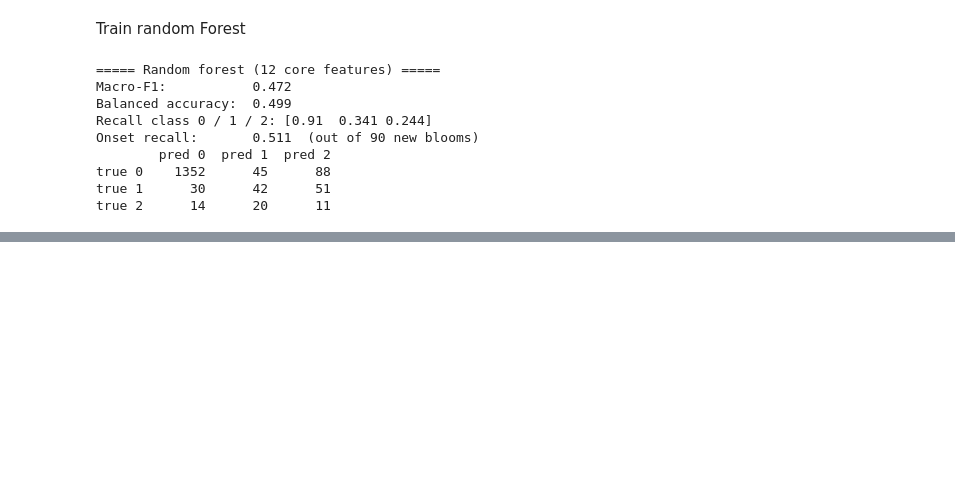
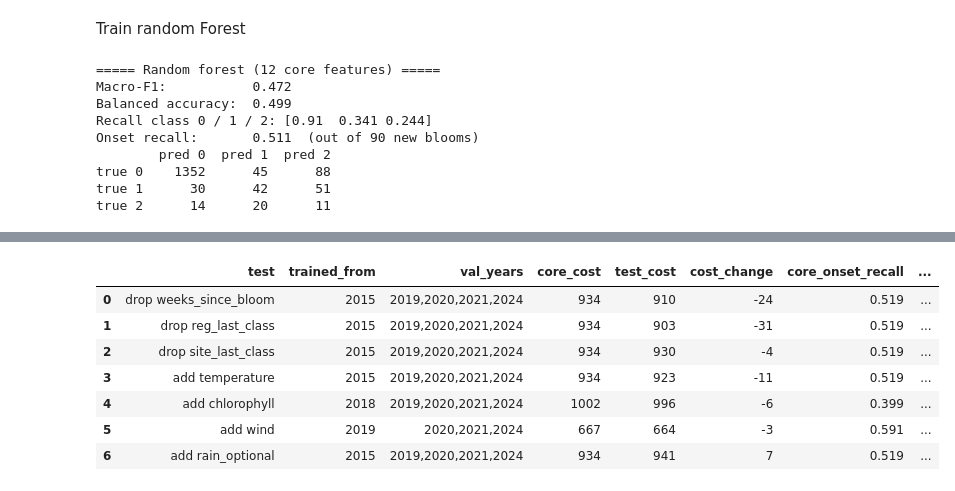
Before and after one commit to Break-Through-Tech/Biointerphase-1B-forecasting-harmful-algal-bloom-risk, a Jupyter notebook: notebooks/random_forest.ipynb, the cells around one changed output, grey strips where cells are left out. Cells and saved outputs as stored; diff of their text form; code cells hidden in the pictures; blank space fills up the shorter version.

```diff
--- a/notebooks/random_forest.ipynb
+++ b/notebooks/random_forest.ipynb
@@ -143,0 +383,39 @@ true 2      14      20      11
+# %%
+def feature_test(data, core, last_col, name, feats, start_year=None, noise=0, **forest_args):
+    years = [y for y in VAL_YEARS if start_year is None or y > start_year]
+    base = rolling_predictions(data, core, last_col, years, start_year, **forest_args)
+    test = rolling_predictions(data, feats, last_col, years, start_year, **forest_args)
+    change = best_cost(test, last_col) - best_cost(base, last_col)   # negative = better
+    return {
+        "test": name,
+        "trained_from": start_year or 2015,
+        "val_years": ",".join(str(y) for y in years),
+        "core_cost": best_cost(base, last_col),
+        "test_cost": best_cost(test, last_col),
+        "cost_change": change,
+        "core_onset_recall": pick_threshold(base, last_col)["onset_recall"],
+        "test_onset_recall": pick_threshold(test, last_col)["onset_recall"],
+        "helps": change < -noise,
+    }
+
+# First year with data for each environmental group
+START_YEAR = {"chlorophyll": 2018, "wind": 2019}
+
+def run_feature_tests(data, core, candidates, last_col, noise, **forest_args):
+    tests = [("drop " + f, [c for c in core if c != f], None)
+             for f in ["weeks_since_bloom", "reg_last_class", "site_last_class", "last_class"] if f in core]
+    tests += [("add " + group, core + cols, START_YEAR.get(group)) for group, cols in candidates.items()]
+    return pd.DataFrame([feature_test(data, core, last_col, name, feats, start, noise, **forest_args)
+                         for name, feats, start in tests])
+
+site_tests = run_feature_tests(df, features, feature_sets["site_candidates"], "site_last_class", SITE_NOISE, **SITE_ARGS)
+site_tests
+# %% [output]
+|  | test | trained_from | val_years | core_cost | test_cost | cost_change | core_onset_recall | ... |
+| 0 | drop weeks_since_bloom | 2015 | 2019,2020,2021,2024 | 934 | 910 | -24 | 0.519 | ... |
+| 1 | drop reg_last_class | 2015 | 2019,2020,2021,2024 | 934 | 903 | -31 | 0.519 | ... |
+| 2 | drop site_last_class | 2015 | 2019,2020,2021,2024 | 934 | 930 | -4 | 0.519 | ... |
+| 3 | add temperature | 2015 | 2019,2020,2021,2024 | 934 | 923 | -11 | 0.519 | ... |
+| 4 | add chlorophyll | 2018 | 2019,2020,2021,2024 | 1002 | 996 | -6 | 0.399 | ... |
+| 5 | add wind | 2019 | 2020,2021,2024 | 667 | 664 | -3 | 0.591 | ... |
+| 6 | add rain_optional | 2015 | 2019,2020,2021,2024 | 934 | 941 | 7 | 0.519 | ... |
```
Also changed, not shown: parts of 34 cells of this notebook, 1 other file.
